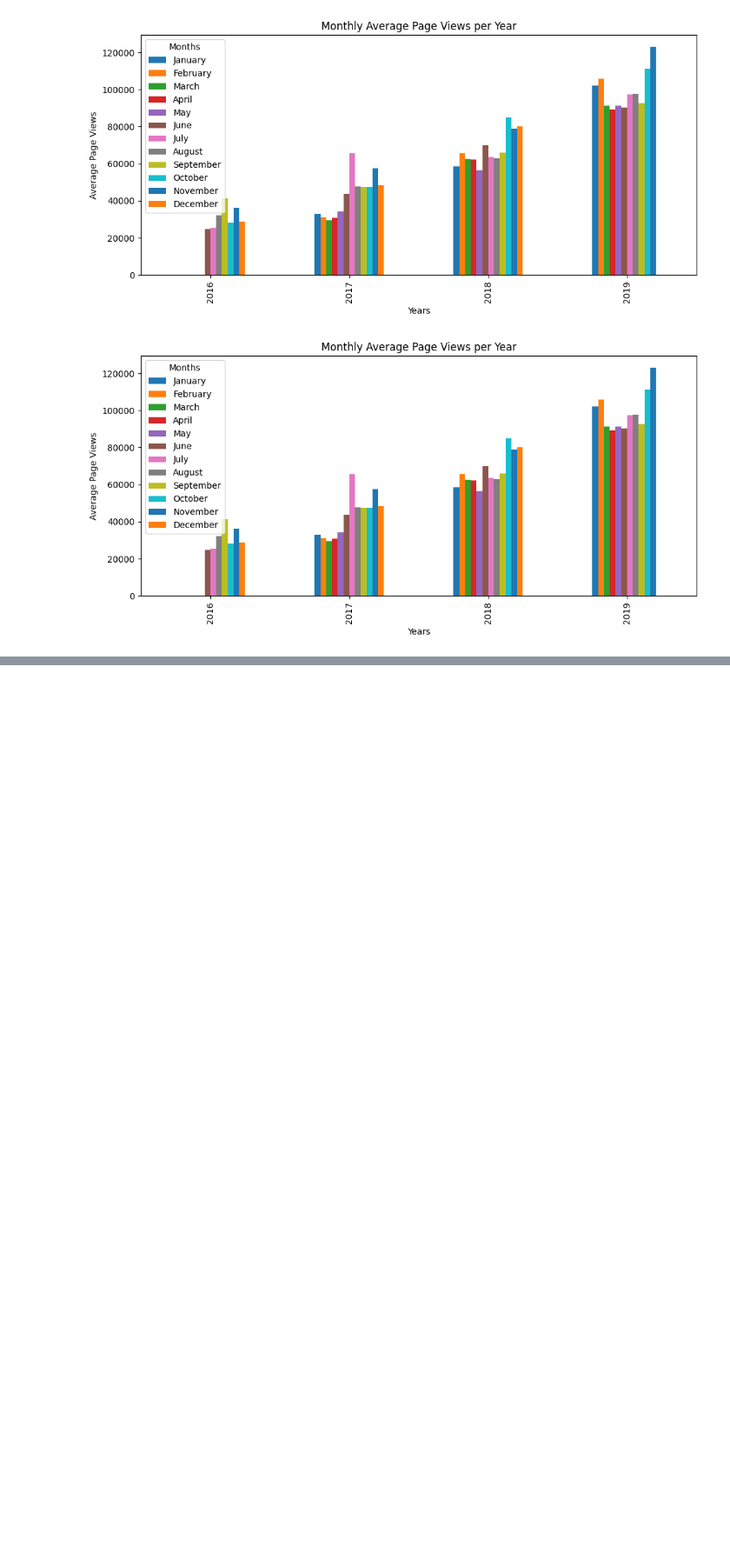
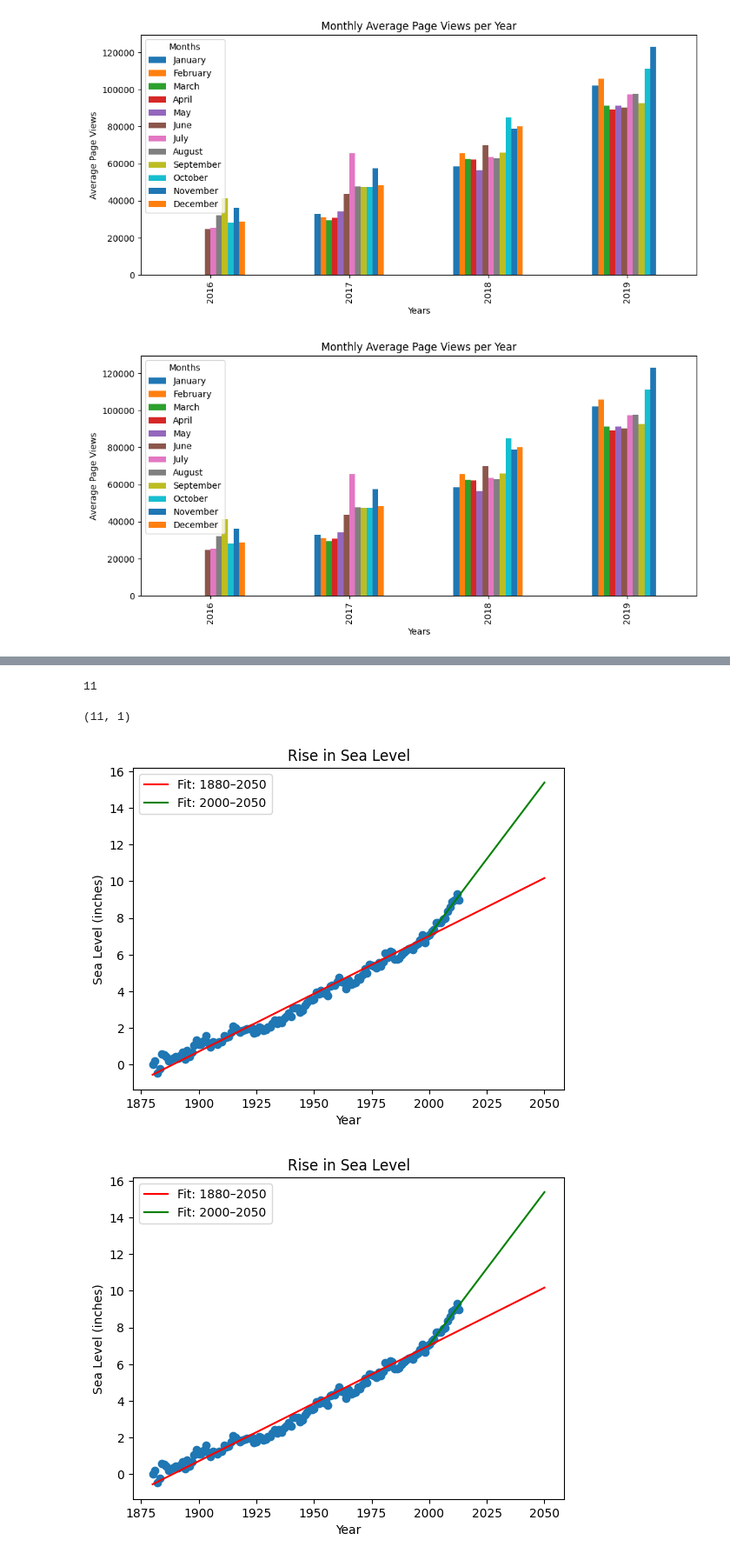
Before and after one commit to dabster108/Dataanalysis_numpy, a Jupyter notebook: Visualization.ipynb, the cells around one changed output, grey strips where cells are left out. Shown at 87% size. Cells and saved outputs as stored; diff of their text form; code cells hidden in the pictures; blank space fills up the shorter version.

Commit message:
Sea level predictor added

```diff
--- a/Visualization.ipynb
+++ b/Visualization.ipynb
@@ -233,0 +238,3 @@ See the caveats in the documentation: https://pandas.pydata.org/pandas-docs/stab
+# %%
+df = pd.read_csv('/content/sample_data/sea_level_predictor.py')
+df.head()
@@ -233,0 +248,53 @@ See the caveats in the documentation: https://pandas.pydata.org/pandas-docs/stab
+# %%
+df.size
+# %% [output]
+11
+# %%
+df.shape
+# %% [output]
+(11, 1)
+# %%
+import pandas as pd
+import matplotlib.pyplot as plt
+from scipy.stats import linregress
+
+def draw_plot():
+    # Read data (ensure the file is a CSV)
+    df = pd.read_csv('/content/sample_data/epa-sea-level.csv')
+
+    # Extract x and y values
+    x = df["Year"]
+    y = df["CSIRO Adjusted Sea Level"]
+
+    # Create scatter plot
+    fig, ax = plt.subplots()
+    plt.scatter(x, y)
+
+    # First line of best fit (1880–2050)
+    res = linregress(x, y)
+    x_pred = pd.Series(range(1880, 2051))
+    y_pred = res.slope * x_pred + res.intercept
+    plt.plot(x_pred, y_pred, "r", label='Fit: 1880–2050')
+
+    # Second line of best fit (2000–2050)
+    df_2000 = df[df["Year"] >= 2000]
+    x2 = df_2000["Year"]
+    y2 = df_2000["CSIRO Adjusted Sea Level"]
+    res2 = linregress(x2, y2)
+    x_pred2 = pd.Series(range(2000, 2051))
+    y_pred2 = res2.slope * x_pred2 + res2.intercept
+    plt.plot(x_pred2, y_pred2, "green", label='Fit: 2000–2050')
+
+    # Add labels and title
+    ax.set_xlabel("Year")
+    ax.set_ylabel("Sea Level (inches)")
+    ax.set_title("Rise in Sea Level")
+    plt.legend()
+
+    plt.show()
+    return fig
+
+draw_plot()
+# %% [output]
+[figure, added]
+[figure, added]
```
Also changed, not shown: parts of 2 cells of this notebook.
